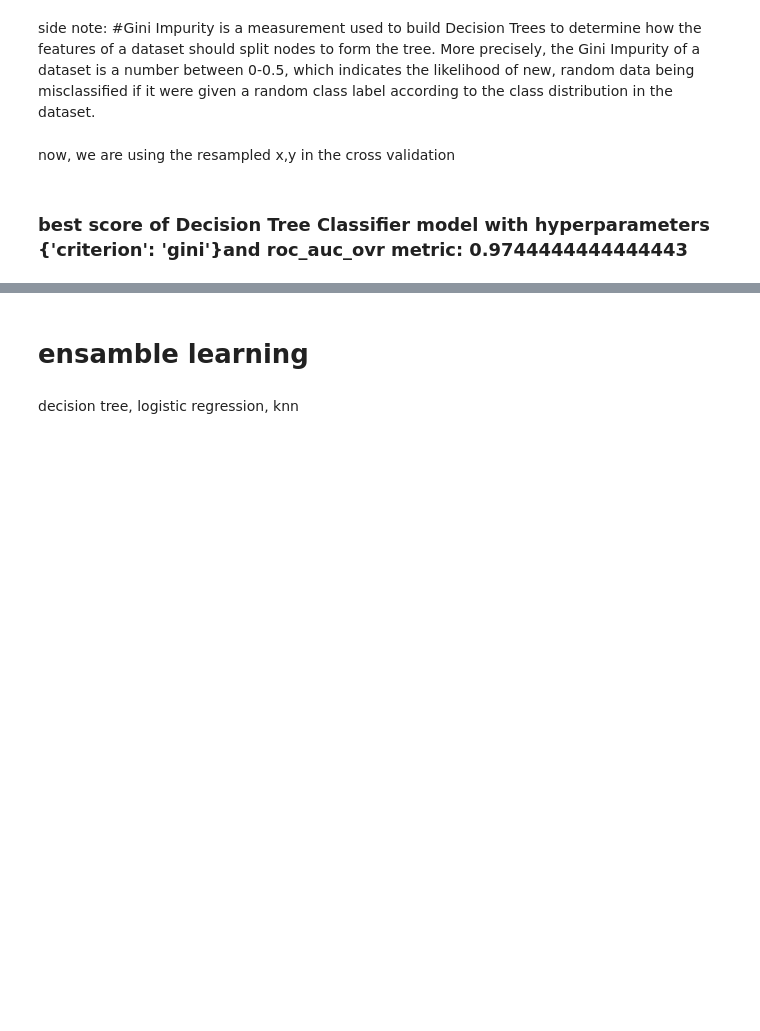
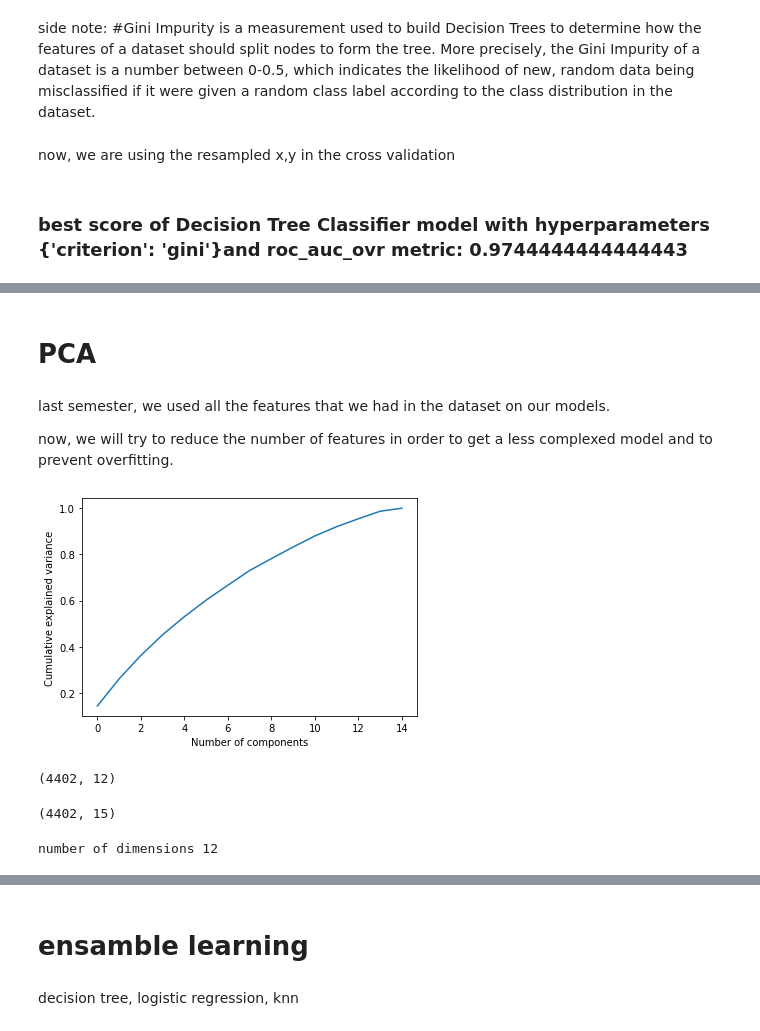
Before and after one commit to BabyBlue555/firstYear_semB_project, a Jupyter notebook: genre_classification.ipynb, the cells around one changed output, grey strips where cells are left out. Drawn from its saved outputs; the diff is of its cells as text; code cells hidden in the pictures; blank space fills up the shorter version.

```diff
--- a/genre_classification.ipynb
+++ b/genre_classification.ipynb
@@ -1617,0 +1379,16 @@ plt.show()
+# %%
+#Let us try some sampling technique to remove class imbalance
+from imblearn.over_sampling import SMOTE
+#Over-sampling: SMOTE
+#SMOTE (Synthetic Minority Oversampling TEchnique) consists of synthesizing elements for the minority class,
+#based on those that already exist. It works randomly picking a point from the minority class and computing
+#the k-nearest neighbors for this point.The synthetic points are added between the chosen point and its neighbors.
+#We'll use ratio='minority' to resample the minority class.
+smote = SMOTE()
+
+X_smote, y_smote = smote.fit_resample(X_train_standardized, Y_train)
+# oversample = SMOTE()
+# X, y = oversample.fit_resample(X_train_scaled, y_train)
+upsampled_df = X_smote.assign(genre = y_smote)
+
+print(X_smote.shape, y_smote.shape)
@@ -1617,0 +1397,2 @@ plt.show()
+# %%
+X_sm_train, X_sm_test, y_sm_train, y_sm_test = train_test_split(X_smote, y_smote, test_size=0.25,random_state=42)
@@ -1617,0 +1481,6 @@ plt.show()
+# %% [markdown]
+# PCA
+# %% [markdown]
+last semester, we used all the features that we had in the dataset on our models.
+
+now, we will try to reduce the number of features in order to get a less complexed model and to prevent overfitting.
@@ -1617,0 +1490,14 @@ plt.show()
+# %%
+# TO VISUALIZE THE CONNECTION BETWEEN N_COMPONENTS TO THE VARIANCE RATIO
+pca = PCA()
+X_train_reduced = pca.fit_transform(X_sm_train)
+X_test_reduced=pca.transform(X_sm_test)
+variances = pca.explained_variance_ratio_
+plt.xlabel('Number of components')
+plt.ylabel('Cumulative explained variance')
+plt.plot(np.cumsum(variances))
+# plt.plot([0,300],[0.75,0.75],'k-',lw=1)
+plt.savefig('expained_variance.jpg')
+plt.show()
+# %% [output]
+[figure, added]
@@ -1617,0 +1510,12 @@ plt.show()
+# %%
+X_train_reduced.shape
+# %% [output]
+(4402, 12)
+# %%
+X_sm_train.shape
+# %% [output]
+(4402, 15)
+# %%
+print("number of dimensions", X_train_reduced.shape[1])
+# %% [output]
+number of dimensions 12
```
Also changed, not shown: parts of 159 cells of this notebook.
